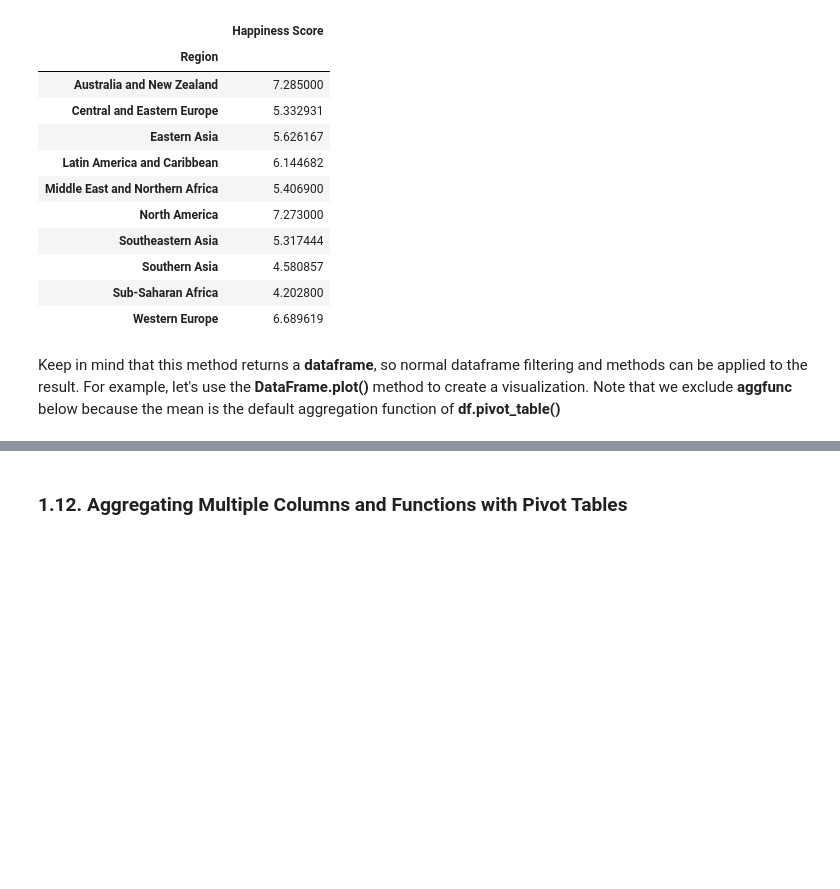
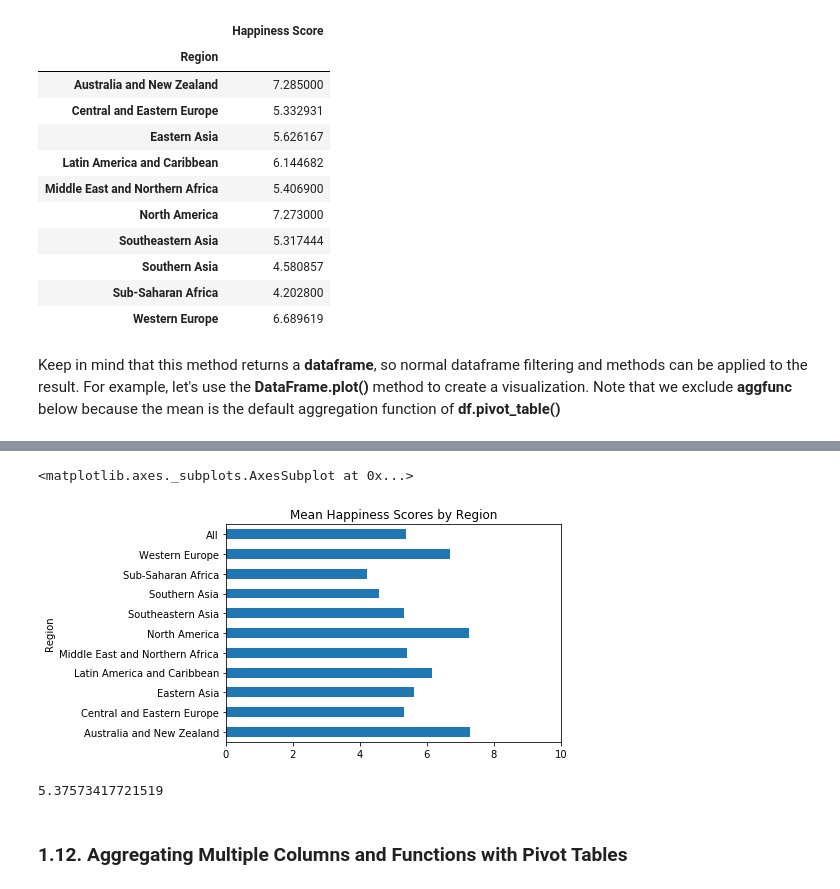
Before and after one commit to nymarya/data-science-one, a Jupyter notebook: Lesson#07/Lesson_07_Data_Aggregation.ipynb, the cells around one changed output, grey strips where cells are left out. Drawn from its saved outputs; the diff is of its cells as text; code cells hidden in the pictures; blank space fills up the shorter version.

```diff
--- a/Lesson#07/Lesson_07_Data_Aggregation.ipynb
+++ b/Lesson#07/Lesson_07_Data_Aggregation.ipynb
@@ -526,9 +676,21 @@ We've already updated **pv_happiness** by setting the **margins** parameter equa
 # %%
 pv_happiness = happiness2015.pivot_table(values='Happiness Score',
                                          index='Region',
                                          aggfunc=np.mean,
                                          margins=True)
 # put your code here
+pv_happiness.plot(kind='barh',
+                  xlim=(0,10),
+                  title='Mean Happiness Scores by Region',
+                  legend= False)
+# %% [output]
+<matplotlib.axes._subplots.AxesSubplot at 0x...>
+[figure, added]
+# %%
+world_mean_happiness = happiness2015['Happiness Score'].mean()
+world_mean_happiness
+# %% [output]
+5.37573417721519
 # %% [markdown]
 ### 1.12. Aggregating Multiple Columns and Functions with Pivot Tables
 # %% [markdown]
```
Also changed, not shown: parts of 32 cells of this notebook.
